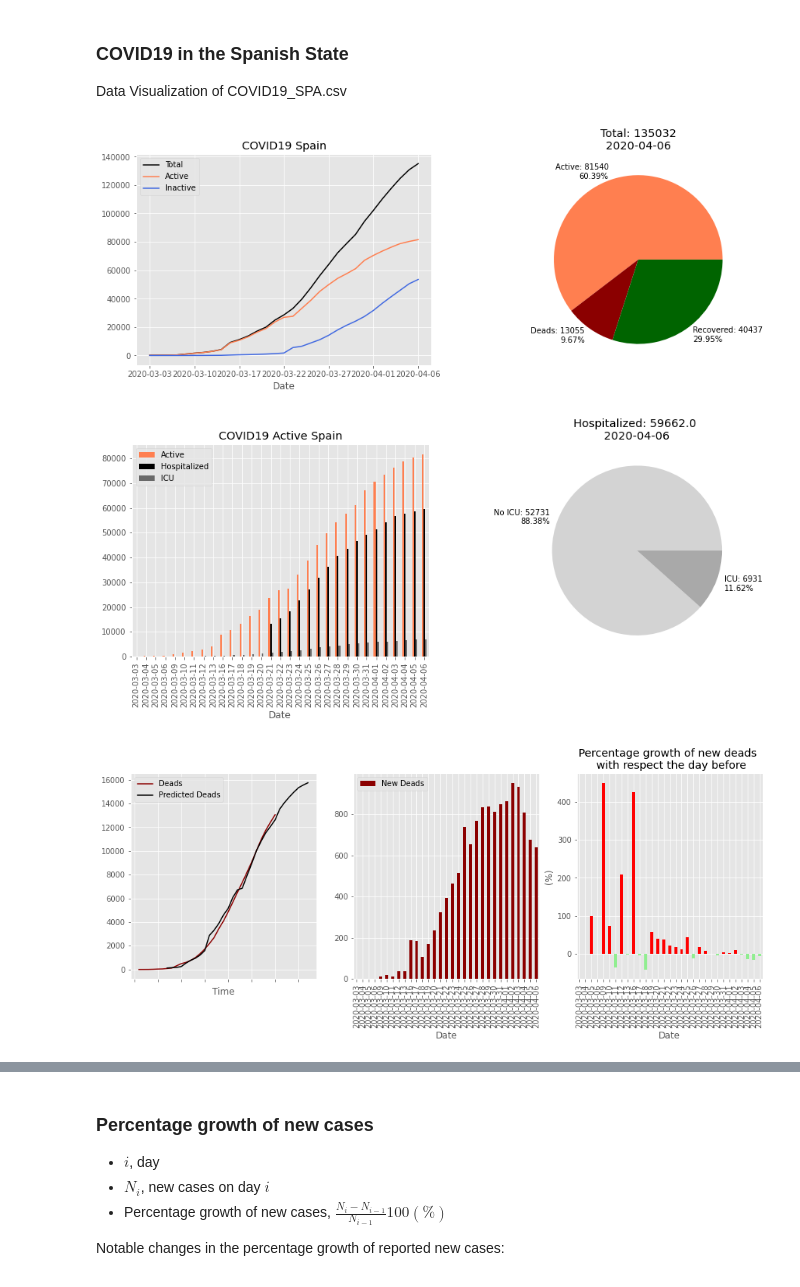
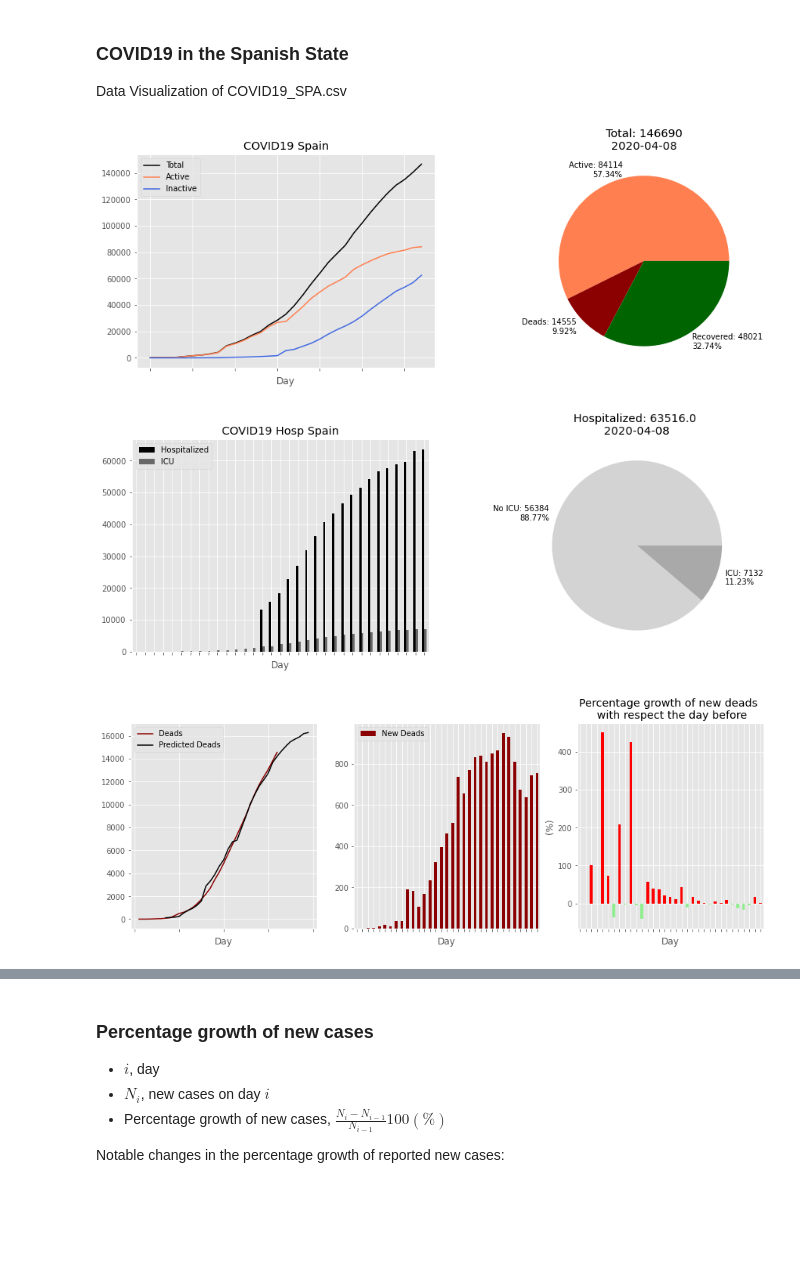
Before and after one commit to adelrio012/covid19_spain, a Jupyter notebook: COVID19_SPA_VISUAL.ipynb, the cells around one changed output, grey strips where cells are left out. Saved outputs shown, nothing was run; the diff lists cells and outputs as text; code cells hidden in the pictures; blank space fills up the shorter version.

```diff
--- a/COVID19_SPA_VISUAL.ipynb
+++ b/COVID19_SPA_VISUAL.ipynb
@@ -80,33 +80,37 @@ today_cases=pd.DataFrame({'Total':[today['Active'][0],today['Deads'][0],today['R
 fig, axes = plt.subplots(nrows=1,ncols=2,figsize=(15,5))
 df_s.fillna(0).reset_index().plot(ax=axes[0],x='Date',y=['Total','Active','Inactive'],color=['k','coral','royalblue'],grid=True)
 axes[0].set_title('COVID19 Spain')
+axes[0].set_xticklabels([])#Comment to show Dates
+axes[0].set_xlabel('Day')#Comment to show Dates
 today_cases.plot.pie(ax=axes[1],y='Total',colors=['coral','darkred','darkgreen'],legend=False)
 axes[1].set_title('Total: '+str(today['Total'][0]) +'\n'+str(today['Date'][0]))
 axes[1].set_ylabel(' ')
 plt.show()
 # %% [output]
-[figure, old version]
+[figure, new version]
 # %%
 #COVID19 Today (%)
 today=((df_s.reset_index()).loc[[len(df_s)-1]]).reset_index()
 today['No ICU']=today['Hospitalized'][0]-today['ICU'][0]
 #Percentages
 tt=today['Hospitalized'][0]
 ti=round((today['ICU'][0]/tt)*100,2)
 tni=round((today['No ICU'][0]/tt)*100,2)
 
 today_hsp=pd.DataFrame({'Hospitalized':[today['No ICU'][0],today['ICU'][0]]},index=['No ICU: '+str(int(today['No ICU'][0]))+'\n'+str(tni)+'%','ICU: '+str(int(today['ICU'][0]))+'\n'+str(ti)+'%'])
 
 #Plotting DataFrame Sub-Plots
 fig, axes = plt.subplots(nrows=1,ncols=2,figsize=(15,5))
-df_s.fillna(0).reset_index().plot.bar(ax=axes[0],x='Date',y=['Active','Hospitalized','ICU'],color=['coral','k','dimgray'],grid=True)
-axes[0].set_title('COVID19 Active Spain')
+df_s.fillna(0).reset_index().plot.bar(ax=axes[0],x='Date',y=['Hospitalized','ICU'],color=['k','dimgray'],grid=True)
+axes[0].set_title('COVID19 Hosp Spain')
+axes[0].set_xticklabels([])#Comment to show Dates
+axes[0].set_xlabel('Day')#Comment to show Dates
 today_hsp.plot.pie(ax=axes[1],y='Hospitalized',colors=['lightgray','darkgray'],legend=False)
 axes[1].set_title('Hospitalized: '+str(today['Hospitalized'][0])+' \n'+str(today['Date'][0]))
 axes[1].set_ylabel(' ')
 plt.show()
 # %% [output]
-[figure, old version]
+[figure, new version]
 # %%
 ip=7#Disease outcome period
 
@@ -158,18 +162,21 @@ df_s['New Deads Growth Rate']=gr
 fig, axes = plt.subplots(nrows=1,ncols=3,figsize=(15,5))
 
 mdd.reset_index().plot(ax=axes[0], y=['Deads','Predicted Deads'],color=['darkred','k'],grid=True)
-axes[0].set_xticklabels([])
-axes[0].set_xlabel('Time')
+axes[0].set_xticklabels([])#Comment to show Dates
+axes[0].set_xlabel('Day')#Comment to show Dates
 df_s.fillna(0).reset_index().plot.bar(ax=axes[1],x='Date',color='darkred',y=['New Deads'],grid=True)
+axes[1].set_xticklabels([])#Comment to show Dates
+axes[1].set_xlabel('Day')#Comment to show Dates
 idf=df_s
 idf['sign'] = df_s['New Deads Growth Rate']> 0
 (idf.reset_index('Region'))['New Deads Growth Rate'].plot(kind='bar',color=idf.sign.map({True:'red',False:'lightgreen'}))
 axes[2].set_ylabel('(%)')
 axes[2].set_title('Percentage growth of new deads \n with respect the day before')
-
+axes[2].set_xticklabels([])#Comment to show Dates
+axes[2].set_xlabel('Day')#Comment to show Dates
 plt.show()
 # %% [output]
-[figure, old version]
+[figure, new version]
 # %%
 t_1=0
 nw=[]
```
Also changed, not shown: parts of 9 cells of this notebook, 4 other files.
